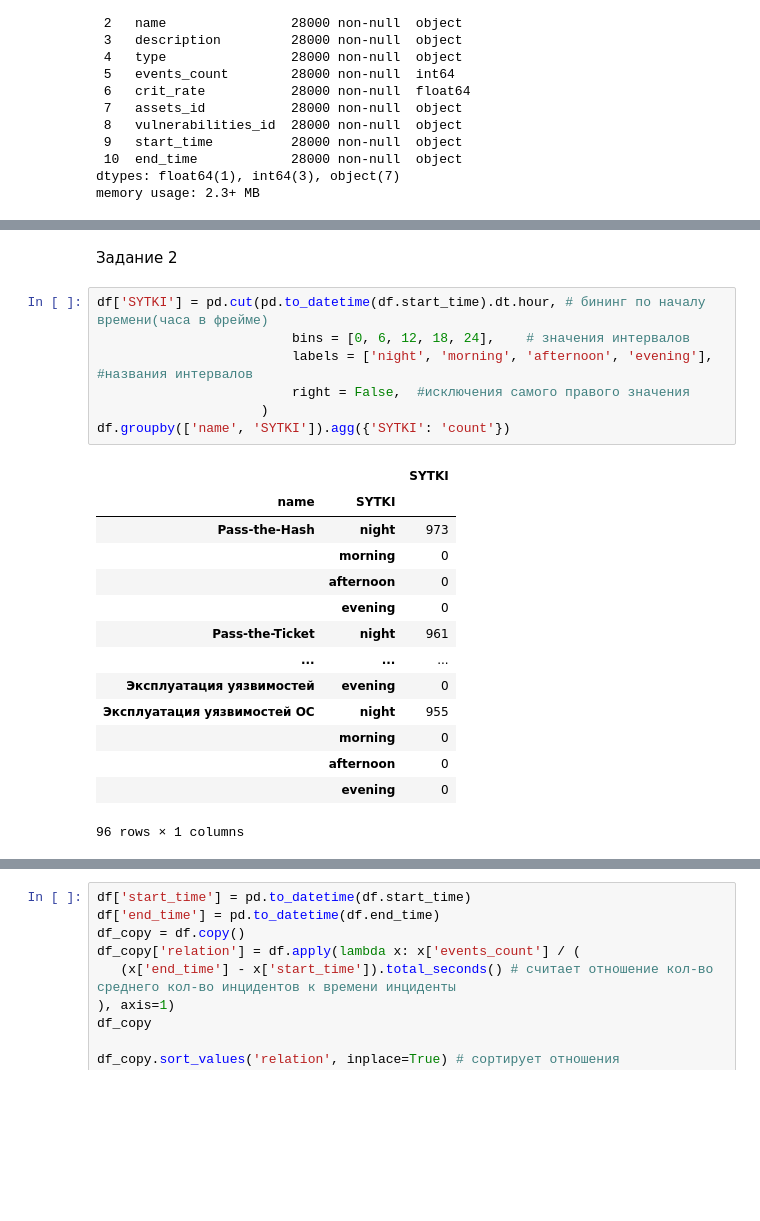
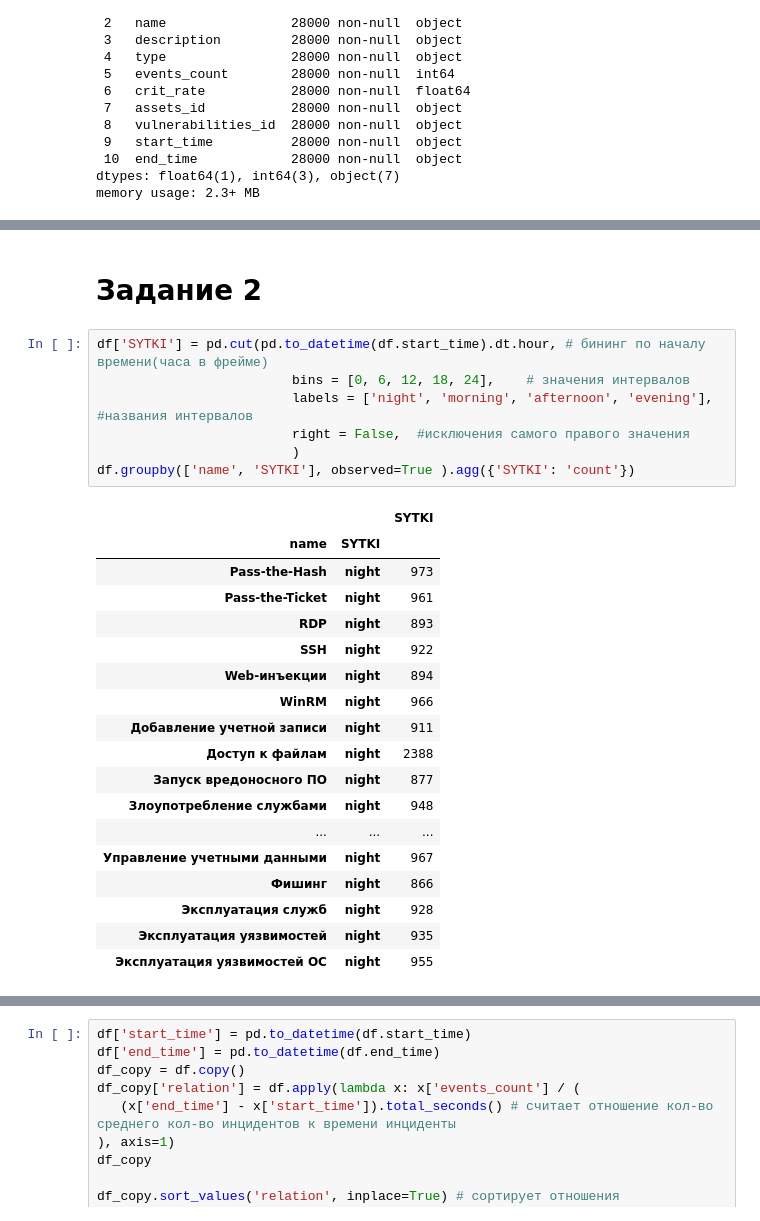
Before and after one commit to NikolyaLukyanov/Python, a Jupyter notebook: SiTII/laba4/Laba4.ipynb, the cells around one changed output, grey strips where cells are left out. Cells and saved outputs as stored; diff of their text form; blank space fills up the shorter version.

```diff
--- a/SiTII/laba4/Laba4.ipynb
+++ b/SiTII/laba4/Laba4.ipynb
@@ -54,29 +54,33 @@ df.sort_values(by="crit_rate", ascending=False).head()
 | 663 | 911 | 201664 | Токсичные бинарники | Обнаружена активность "Токсичные ... | Закрепление | 3 | 10.0 | ['43360'] | ... |
 | 16444 | 925 | 776621 | Маскировка | Обнаружена активность "Маскировка... | Избежание обнаружения | 95 | 10.0 | ['15358'] | ... |
 # %% [markdown]
-Задание 2
+# Задание 2
 # %%
 df['SYTKI'] = pd.cut(pd.to_datetime(df.start_time).dt.hour, # бининг по началу времени(часа в фрейме)
                          bins = [0, 6, 12, 18, 24],    # значения интервалов
                          labels = ['night', 'morning', 'afternoon', 'evening'],  #названия интервалов
                          right = False,  #исключения самого правого значения
-                     )
-df.groupby(['name', 'SYTKI']).agg({'SYTKI': 'count'})
+                         )
+df.groupby(['name', 'SYTKI'], observed=True ).agg({'SYTKI': 'count'})
 # %% [output]
 |  |  | SYTKI |
 | name | SYTKI |  |
 | Pass-the-Hash | night | 973 |
-|  | morning | 0 |
-|  | afternoon | 0 |
-|  | evening | 0 |
 | Pass-the-Ticket | night | 961 |
+| RDP | night | 893 |
+| SSH | night | 922 |
+| Web-инъекции | night | 894 |
+| WinRM | night | 966 |
+| Добавление учетной записи | night | 911 |
+| Доступ к файлам | night | 2388 |
+| Запуск вредоносного ПО | night | 877 |
+| Злоупотребление службами | night | 948 |
 | ... | ... | ... |
-| Эксплуатация уязвимостей | evening | 0 |
+| Управление учетными данными | night | 967 |
+| Фишинг | night | 866 |
+| Эксплуатация служб | night | 928 |
+| Эксплуатация уязвимостей | night | 935 |
 | Эксплуатация уязвимостей ОС | night | 955 |
-|  | morning | 0 |
-|  | afternoon | 0 |
-|  | evening | 0 |
-96 rows × 1 columns
 # %%
 # Задание 3
 import requests
```
Also changed, not shown: parts of 8 cells of this notebook, 3 other files.
